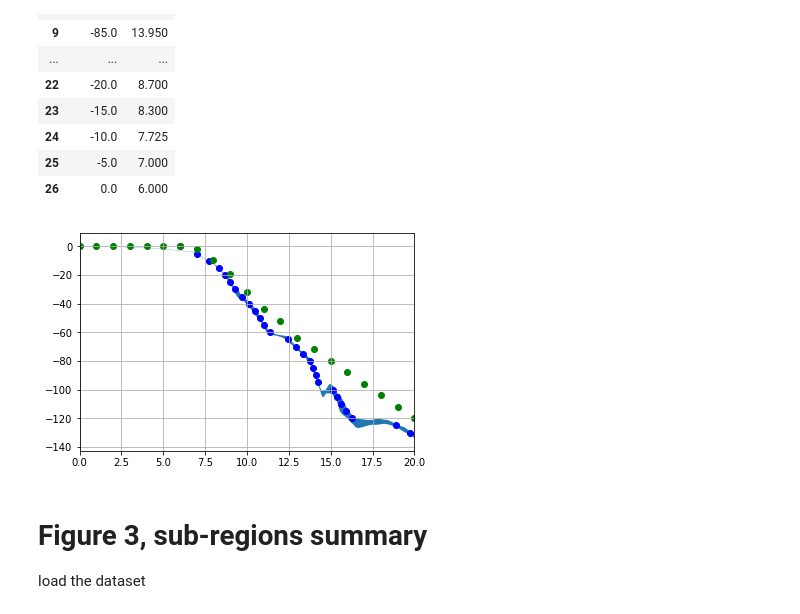
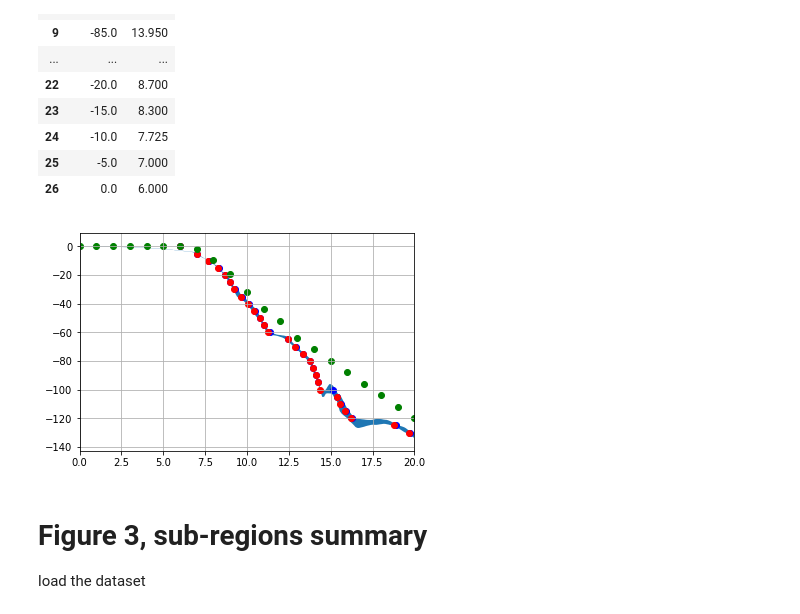
Before and after one commit to tawonque/gbr_flooding, a Jupyter notebook: resample_paperGBR.ipynb, the cells around one changed output. Saved outputs shown, nothing was run; the diff lists cells and outputs as text; code cells hidden in the pictures.

```diff
--- a/resample_paperGBR.ipynb
+++ b/resample_paperGBR.ipynb
@@ -336,3 +337,14 @@ for s in sl_study:
 (7.7249999999999979, -10.0)
 (7.0, -5.0)
 (6.0, 0.0)
+# %%
+sl_study_min = np.linspace(-130, 0, 27)
+ages_study_min = []
+for s in sl_study_min:
+    l = get_age_from_sealevel(s, 0.4)
+    if s:
+        l = np.min(l)
+    else:
+        l = 6.
+    ages_study_min.append(l)
+    print((l,s))
@@ -339,2 +369,7 @@ for s in sl_study:
 # %%
 # return a dataframe with both, sea level and age
+# %%
+sea_level_resamp_min = pd.DataFrame(columns=['sealevel', 'age'])
+sea_level_resamp_min.loc[:, 'sealevel'] = sl_study_min
+sea_level_resamp_min.loc[:, 'age'] = ages_study_min
+sea_level_resamp_min.set_value(26, 'age', 6.0)
@@ -364,22 +417,24 @@ sea_level_resamp.set_value(26, 'age', 6.0)
 # %%
 #plt.scatter(sea_level_325_hydro['Age (ka)'], -1*(sea_level_325_hydro['Max RSL (mbsl)']), c='m', alpha=0.3, marker='v')
 #plt.scatter(sea_level_325_hydro['Age (ka).1'], -1*(sea_level_325_hydro['Min RSL (mbsl)']), c='m', alpha=0.3, marker='v')
 #plt.scatter(sea_level_325_hydro['Age (ka)'], -1*(sea_level_325_hydro['Max RSL (mbsl)']), c='k', alpha=0.3, marker='v')
 #plt.scatter(sea_level_325_nog['Age (ka).1'], -1*(sea_level_325_nog['Min RSL (mbsl)']), c='k', alpha=0.3, marker='v')
 #plt.scatter(resamp_sealevel.index, resamp_sealevel.resampsl, c='r')
 plt.fill_between(sea_level_curve.index, sea_level_curve.sealevel-sea_level_curve['2 sigma error esl'],
                 sea_level_curve.sealevel+sea_level_curve['2 sigma error esl'])
 
 plt.scatter(sea_level_resamp.age,sea_level_resamp.sealevel, c='b')
+plt.scatter(sea_level_resamp_min.age,sea_level_resamp_min.sealevel, c='r')
+
 plt.scatter(sea_level_lambeck2001.age_ka, -1*(sea_level_lambeck2001.sl_m), c='g')
 #plt.scatter(sea_level_curve.index, sea_level_curve['nominal esl (m)'])
 #sea_level_curve.columns = ['age', 'nominal esl (m)', 'sealevel', '2 sigma error esl']
 
 
 plt.xlim(0, 20)
 plt.grid()
 # %% [output]
-[figure, old version]
+[figure, new version]
 # %% [markdown]
 # Figure 3, sub-regions summary
 load the dataset
```
Also changed, not shown: parts of 19 cells of this notebook, 6 other files.
